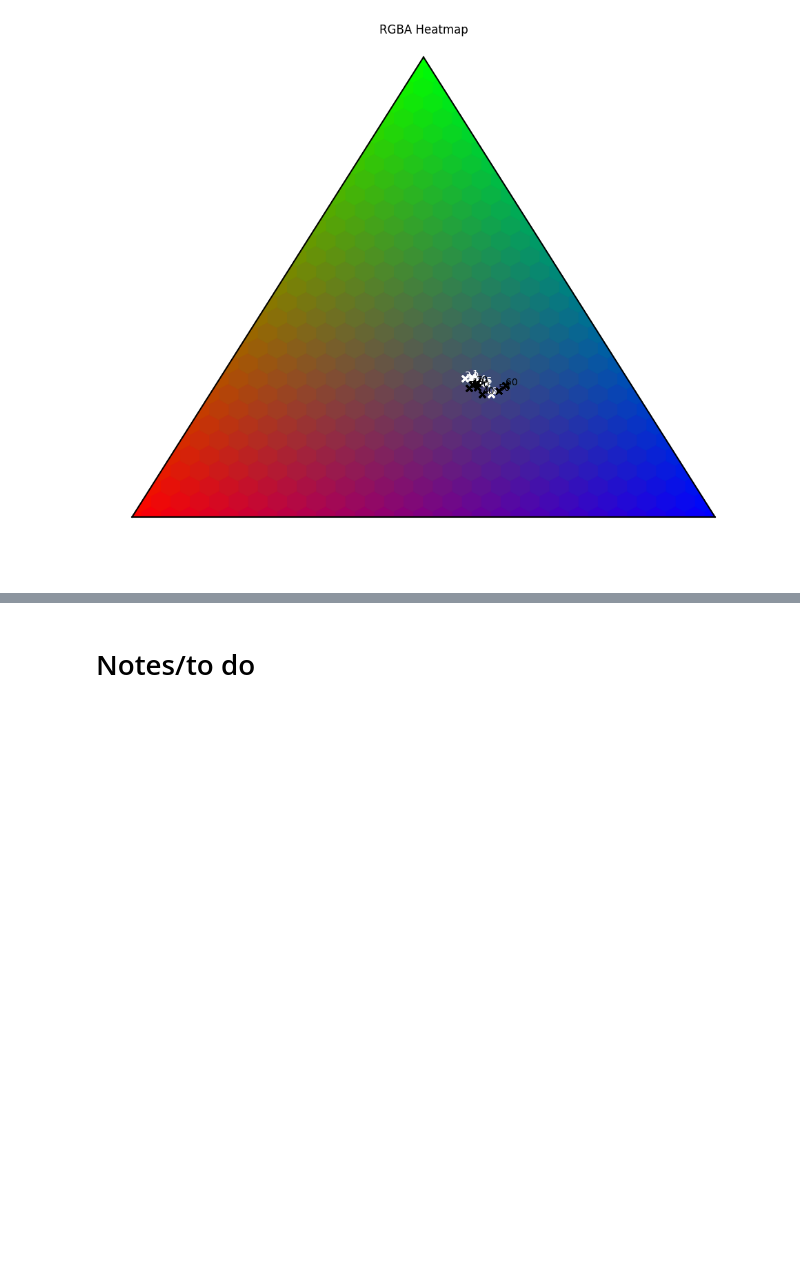
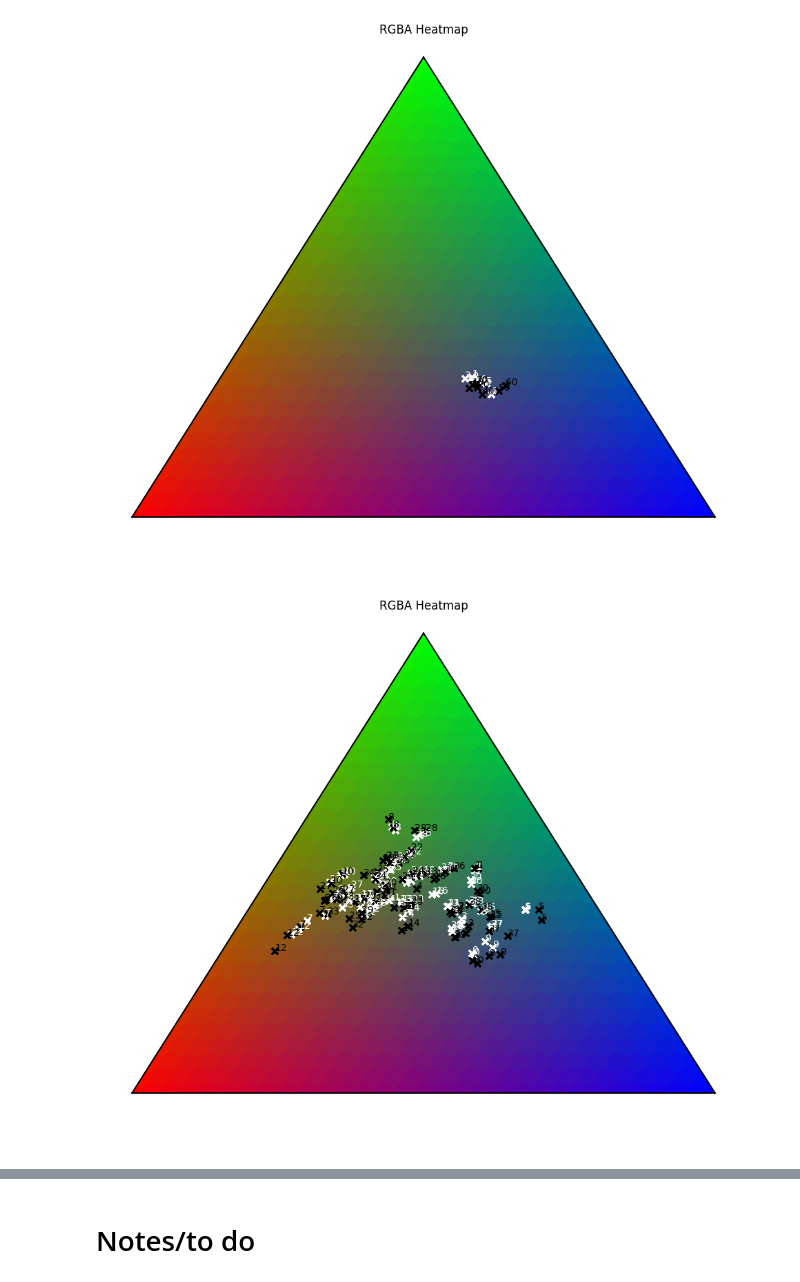
Before and after one commit to acb21kb/bumblebee-tags, a Jupyter notebook: open_files.ipynb, the cells around one changed output, grey strips where cells are left out. Cells and saved outputs as stored; diff of their text form; code cells hidden in the pictures; blank space fills up the shorter version.

```diff
--- a/open_files.ipynb
+++ b/open_files.ipynb
@@ -565,2 +588,17 @@ plotHeatmap2(allTuple, predTuple, label, label2, scale)
 # %% [output]
 [figure]
+# %%
+tagPredColours = []
+for p in allTagPredictions['Reconstruction']:
+    pred = np.array(p).reshape((16,16))
+    r, g, b = getPixels((0, 16, 0, 16), pred)
+    tagPredColours.append([r, g, b])
+
+labelV1 = [i for i in allTags['Label'].iloc[:80]]
+labelV2 = [i for i in allTagPredictions['Tag']]
+
+originalTuple1 = [[x['Red']*scale, x['Green']*scale, x['Blue']*scale] for index, x in allTags.iloc[:80].iterrows()]
+predTuple1 = [[y[0]*scale, y[1]*scale, y[2]*scale] for y in tagPredColours]
+plotHeatmap2(originalTuple1, predTuple1, labelV1, labelV2, scale)
+# %% [output]
+[figure, added]
```
Also changed, not shown: parts of 21 cells of this notebook.
